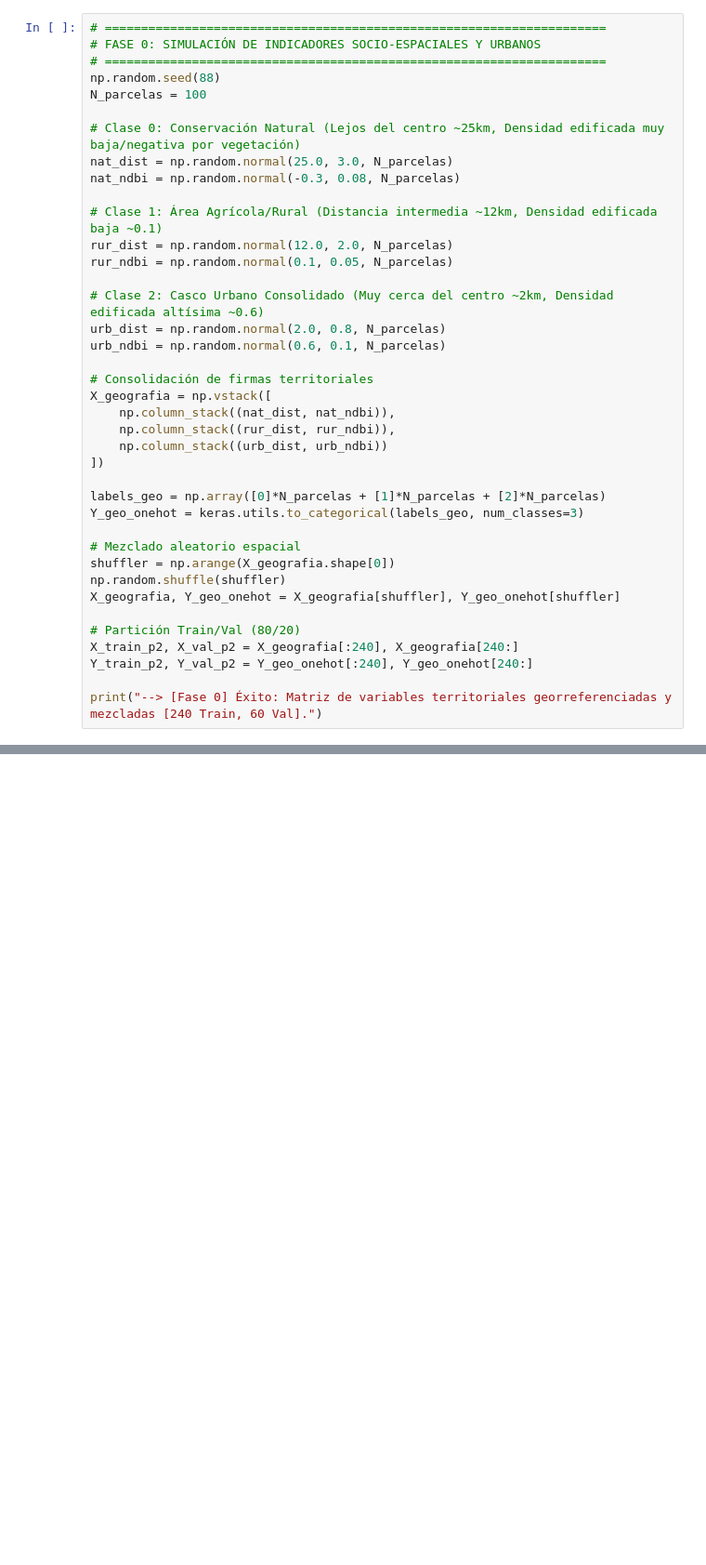
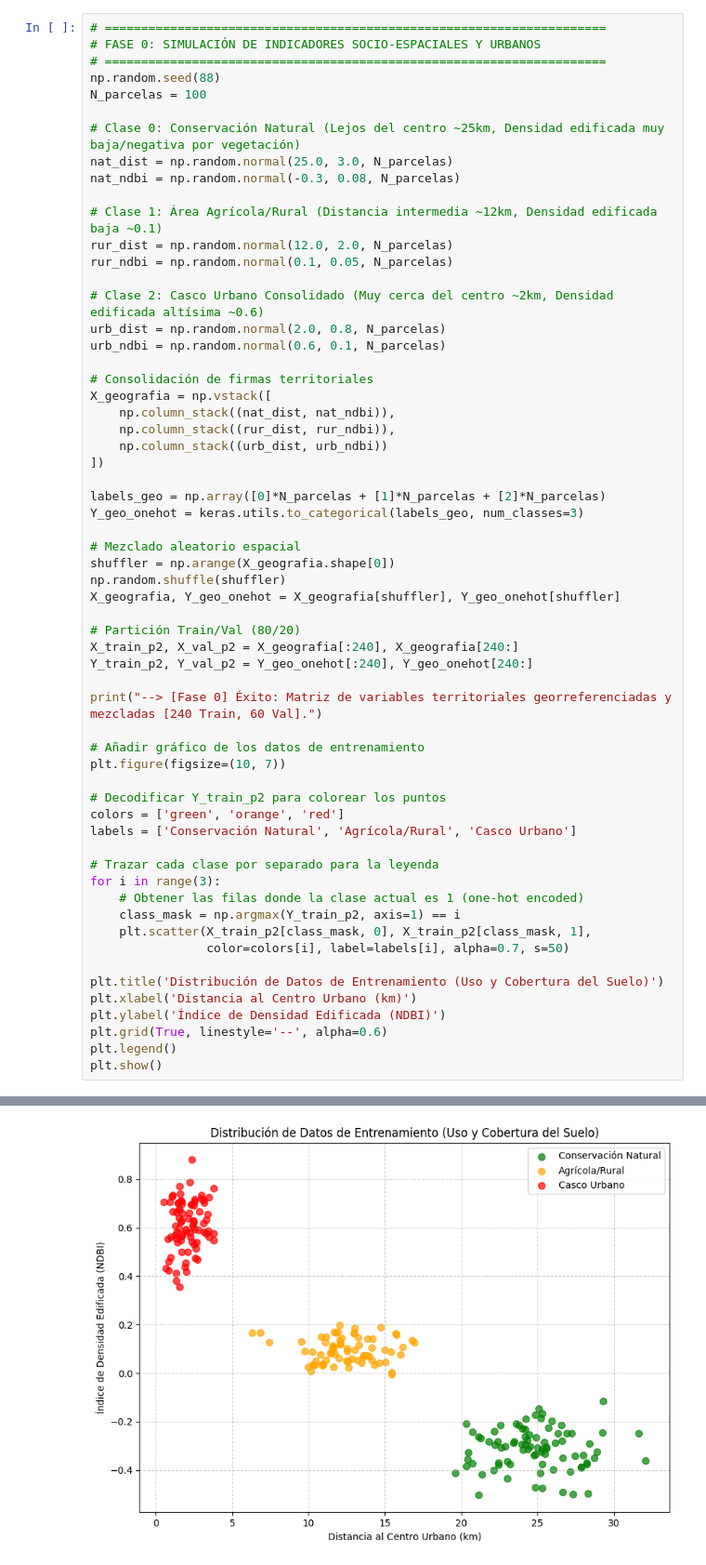
Before and after one commit to hmartinez00/introduccion_nn_python, a Jupyter notebook: notebooks/solutions/sesion1_solutions/practica_geografia.ipynb, the cells around one changed output, grey strips where cells are left out. Shown at 93% size. Cells and saved outputs as stored; diff of their text form; blank space fills up the shorter version.

```diff
--- a/notebooks/solutions/sesion1_solutions/practica_geografia.ipynb
+++ b/notebooks/solutions/sesion1_solutions/practica_geografia.ipynb
@@ -141,3 +265,25 @@ X_train_p2, X_val_p2 = X_geografia[:240], X_geografia[240:]
 Y_train_p2, Y_val_p2 = Y_geo_onehot[:240], Y_geo_onehot[240:]
 
 print("--> [Fase 0] Éxito: Matriz de variables territoriales georreferenciadas y mezcladas [240 Train, 60 Val].")
+
+# Añadir gráfico de los datos de entrenamiento
+plt.figure(figsize=(10, 7))
+
+# Decodificar Y_train_p2 para colorear los puntos
+colors = ['green', 'orange', 'red']
+labels = ['Conservación Natural', 'Agrícola/Rural', 'Casco Urbano']
+
+# Trazar cada clase por separado para la leyenda
+for i in range(3):
+    # Obtener las filas donde la clase actual es 1 (one-hot encoded)
+    class_mask = np.argmax(Y_train_p2, axis=1) == i
+    plt.scatter(X_train_p2[class_mask, 0], X_train_p2[class_mask, 1],
+                color=colors[i], label=labels[i], alpha=0.7, s=50)
+
+plt.title('Distribución de Datos de Entrenamiento (Uso y Cobertura del Suelo)')
+plt.xlabel('Distancia al Centro Urbano (km)')
+plt.ylabel('Índice de Densidad Edificada (NDBI)')
+plt.grid(True, linestyle='--', alpha=0.6)
+plt.legend()
+plt.show()
+# %% [output]
@@ -144 +291,2 @@ print("--> [Fase 0] Éxito: Matriz de variables territoriales georreferenciadas
+[figure, added]
 # %%
```
Also changed, not shown: parts of 11 cells of this notebook.
